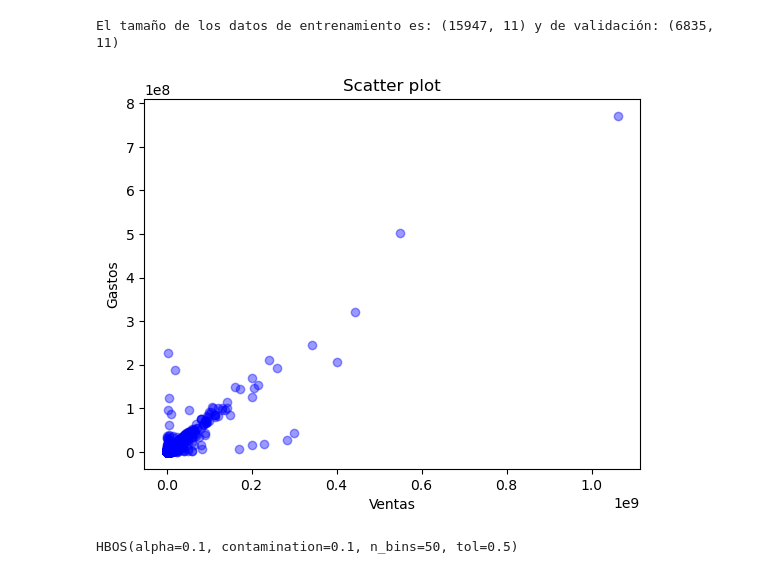
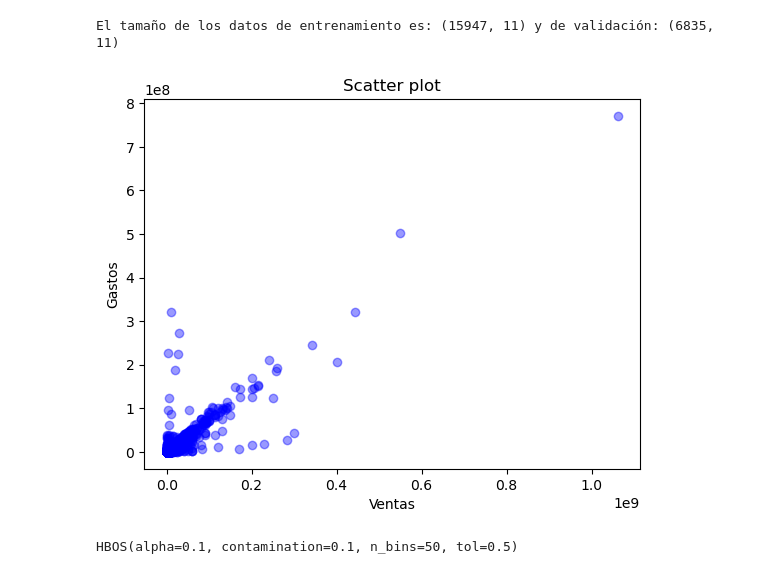
Before and after one commit to Ingenieco/dane, a Jupyter notebook: codigos_2024/HBOS_emicron.ipynb, the cells around one changed output. Saved outputs shown, nothing was run; the diff lists cells and outputs as text; code cells hidden in the pictures.

```diff
--- a/codigos_2024/HBOS_emicron.ipynb
+++ b/codigos_2024/HBOS_emicron.ipynb
@@ -1075,7 +1075,7 @@ Variables depuradas CENU - EMICRON
 ### Aplicación del algoritmo **PUESTOS MÓVILES** para las variables homologadas entre la encuesta EMICRON y CENU
 # %%
 # Importando los datos
-emicron_geral = pd.read_csv('D:/jupyter/dane/datos_crudos/emicron_moviles.csv')
+emicron_geral = pd.read_csv('D:/jupyter/dane/datos_crudos/emicron_final.csv')
 # %%
 #convirtiendo las variables en minúsculas
 emicron_geral = emicron_geral.rename(columns = lambda x:x.lower())
@@ -1389,0 +1426,17 @@ emicron_est.head(2)
+# %%
+# Seleccionando los datos del año 2022 para puestos móviles
+emicron = emicron_geral.loc[(emicron_geral['ubica'].isin([1, 3])) & (emicron_geral['ola'] == 2022), ['id',
+                                                                                             'ventas_mes_anterior',
+                                                                                             'cyg',
+                                                                                             'pottot',
+                                                                                             'remuneracion_total',
+                                                                                             'cod_depto',
+                                                                                             'cpam',
+                                                                                             'grupos4',
+                                                                                             'ubica',
+                                                                                             'idrut',
+                                                                                             'camcomer',
+                                                                                             'reg_cont',
+                                                                                             'anios_operacion']]
+#emicron = emicron_geral['cyg'][emicron_geral['ubica'== 4]]
+emicron.shape
@@ -1390,11 +1445,11 @@ emicron_est.head(2)
 # %%
 # Seleccionando los datos del año 2022
-emicron = emicron_est[emicron_est['ola'] == 2022]
-emicron.shape
+# emicron = emicron_est[emicron_est['ola'] == 2022]
+# emicron.shape
 # %% [output]
 (22782, 14)
 # %%
-emicron = emicron.drop(columns = ['ola', 'f_exp'])
+#emicron = emicron.drop(columns = ['ola', 'f_exp'])
 # %%
 emicron.head()
 # %% [output]
@@ -1483,13 +1538,13 @@ print(f"El tamaño de los datos de entrenamiento es: {X_train.shape} y de valida
 El tamaño de los datos de entrenamiento es: (15947, 11) y de validación: (6835, 11)
 # %%
 # Graficando las variables 0 y 1 en un scatter plot e identificando atípicos. Amarillo atípicos, morados, datos normales
-plt.scatter(X_train['ventas_mes_anterior'], X_train['cyg'], alpha = 0.4, color = 'b', marker = 'o') # c es la lista de colores de acuerdo con los valores únicos de esta variable, la cual en la líne anterior es 1,0
+plt.scatter(emicron['ventas_mes_anterior'], emicron['cyg'], alpha = 0.4, color = 'b', marker = 'o') # c es la lista de colores de acuerdo con los valores únicos de esta variable, la cual en la líne anterior es 1,0
 plt.title("Scatter plot")
 plt.xlabel('Ventas')
 plt.ylabel('Gastos')
 plt.show()
 # %% [output]
-[figure, old version]
+[figure, new version]
 # %%
 n_bins = 50
 #hbos = HBOS(n_bins = n_bins, contamination = 0.05)
```
Also changed, not shown: parts of 56 cells of this notebook, 2 other files.
